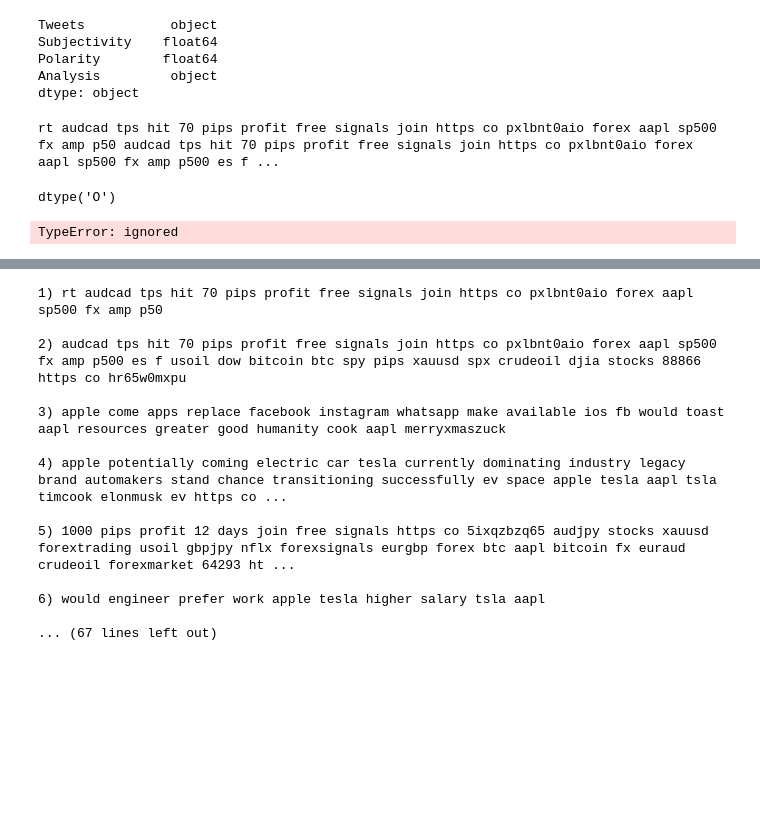
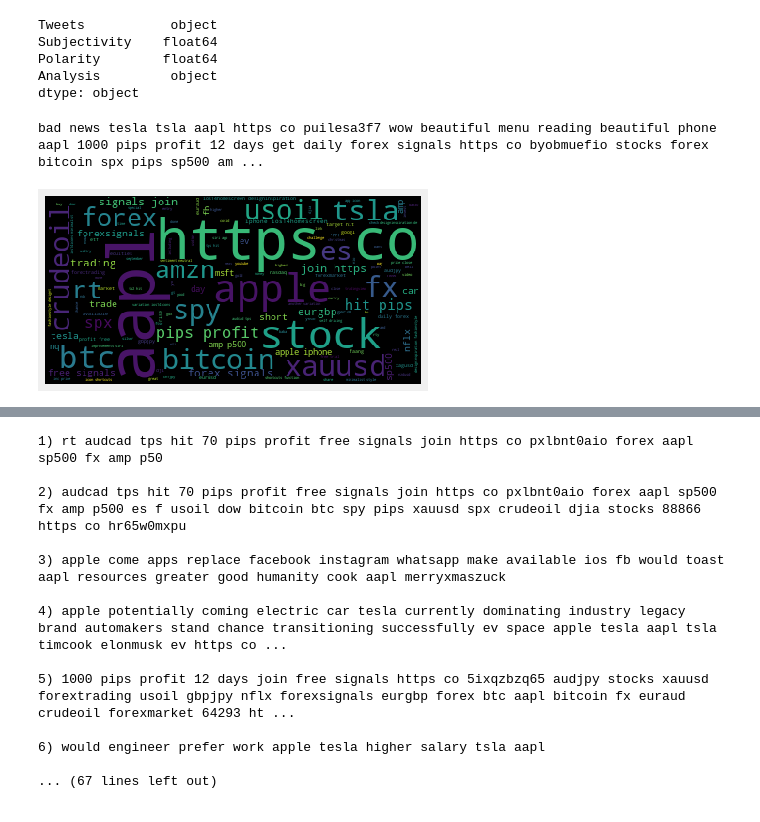
Before and after one commit to marcel1710/TwitterBot, a Jupyter notebook: TwitterBot.ipynb, the cells around one changed output, grey strips where cells are left out. Drawn from its saved outputs; the diff is of its cells as text; code cells hidden in the pictures; blank space fills up the shorter version.

```diff
--- a/TwitterBot.ipynb
+++ b/TwitterBot.ipynb
@@ -122,27 +122,20 @@ Subjectivity    float64
 Polarity        float64
 Analysis         object
 dtype: object
-# %%
-#warum funktioniert die auskommentierte methode net? wird doch ein string übergeben?
-
-
-df_string['Tweets'] = df['Tweets'].astype(str)
-
-wc_text =  ' '.join(word for word in df_string['Tweets'])
-print(wc_text)
-
-df_string.dtype
-#WordCloud.generate(wc_text)
-
-
-
-df_string.dtypes
-# %% [output]
-rt audcad tps hit 70 pips profit free signals join https co pxlbnt0aio forex aapl sp500 fx amp p50 audcad tps hit 70 pips profit free signals join https co pxlbnt0aio forex aapl sp500 fx amp p500 es f ...
-dtype('O')
-# %%
-#text = " ".join(posts for posts in df.Tweets.astype(str))
-
-WordCloud.generate_from_text(wc_text)
-# %% [output]
-TypeError: ignored
+# %%
+df_string['Tweets'] = df['Tweets'].astype(str)
+
+wc_text =  ' '.join(word for word in df_string['Tweets'])
+print(wc_text)
+
+cloud = wordcloud.WordCloud()
+cloud.generate(wc_text)
+
+plt.imshow(cloud, interpolation = 'nearest')
+plt.axis('off')
+plt.show()
+
+# We see that https is part of the our wordcloud, we want to remove it as should be stopword
+# %% [output]
+bad news tesla tsla aapl https co puilesa3f7 wow beautiful menu reading beautiful phone aapl 1000 pips profit 12 days get daily forex signals https co byobmuefio stocks forex bitcoin spx pips sp500 am ...
+[figure, added]
```
Also changed, not shown: parts of 8 cells of this notebook.
